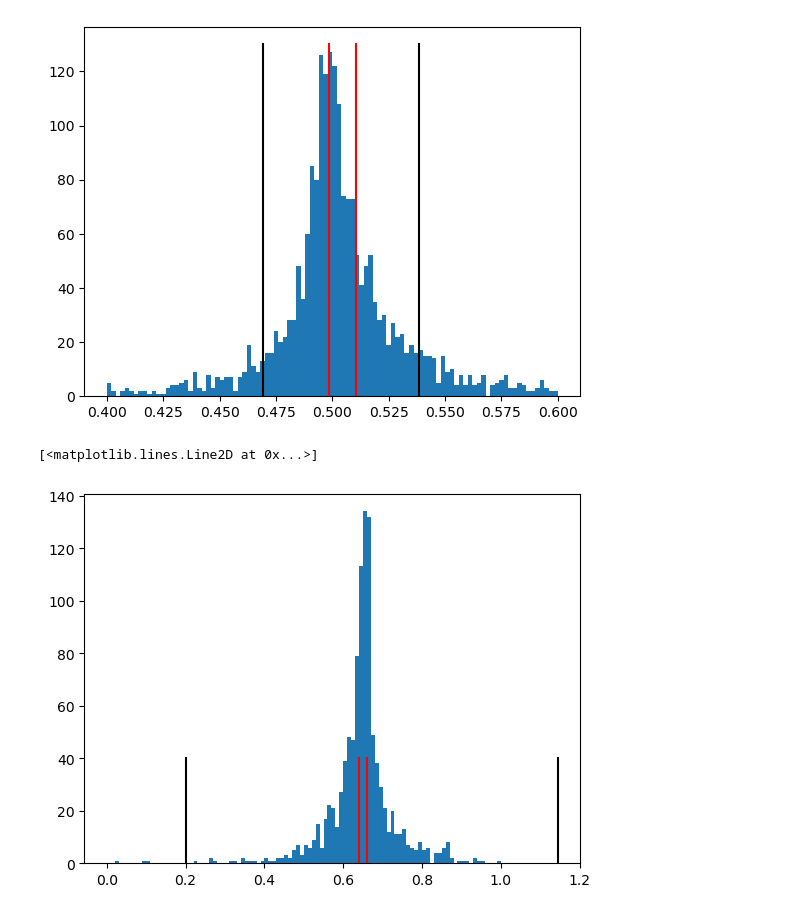
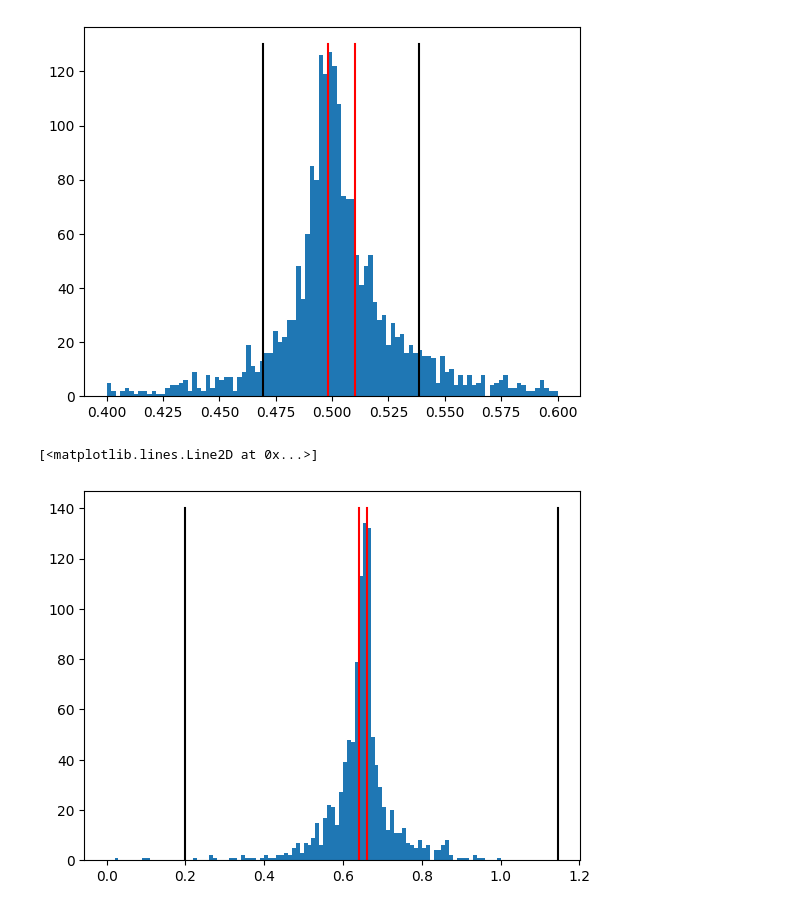
Before and after one commit to jeremiah-theisenschool/belhavencs, a Jupyter notebook: csc311/robot-analysis.ipynb, the cells around one changed output. Cells and saved outputs as stored; diff of their text form; code cells hidden in the pictures.

```diff
--- a/csc311/robot-analysis.ipynb
+++ b/csc311/robot-analysis.ipynb
@@ -802,11 +802,11 @@ plt.plot(((np.mean(r1coefs) - r1csd), (np.mean(r1coefs) - r1csd)), (0, 130), 're
 # %%
 r2t1vsd = np.std(r2trimmedvelocitiestest1)
 r2t1csd = np.std(r2coefs[0 : 15])
 plt.hist(r2trimmedvelocitiestest1, range=(0, 1), bins=100)
-plt.plot(((np.mean(r2trimmedvelocitiestest1) + r2t1vsd), (np.mean(r2trimmedvelocitiestest1) + r2t1vsd)), (0, 40), 'black')
-plt.plot(((np.mean(r2trimmedvelocitiestest1 )- r2t1vsd), (np.mean(r2trimmedvelocitiestest1)) - r2t1vsd), (0, 40), 'black')
-plt.plot(((np.mean(r2coefs[0 : 15] ) + r2t1csd), (np.mean(r2coefs[0 : 15]) + r2t1csd)), (0, 40), 'red')
-plt.plot(((np.mean(r2coefs[0 : 15]) - r2t1csd), (np.mean(r2coefs[0 : 15]) - r2t1csd)), (0, 40), 'red')
+plt.plot(((np.mean(r2trimmedvelocitiestest1) + r2t1vsd), (np.mean(r2trimmedvelocitiestest1) + r2t1vsd)), (0, 140), 'black')
+plt.plot(((np.mean(r2trimmedvelocitiestest1 )- r2t1vsd), (np.mean(r2trimmedvelocitiestest1)) - r2t1vsd), (0, 140), 'black')
+plt.plot(((np.mean(r2coefs[0 : 15] ) + r2t1csd), (np.mean(r2coefs[0 : 15]) + r2t1csd)), (0, 140), 'red')
+plt.plot(((np.mean(r2coefs[0 : 15]) - r2t1csd), (np.mean(r2coefs[0 : 15]) - r2t1csd)), (0, 140), 'red')
 # %% [output]
 [<matplotlib.lines.Line2D at 0x...>]
-[figure, old version]
+[figure, new version]
```
Also changed, not shown: parts of 26 cells of this notebook.
